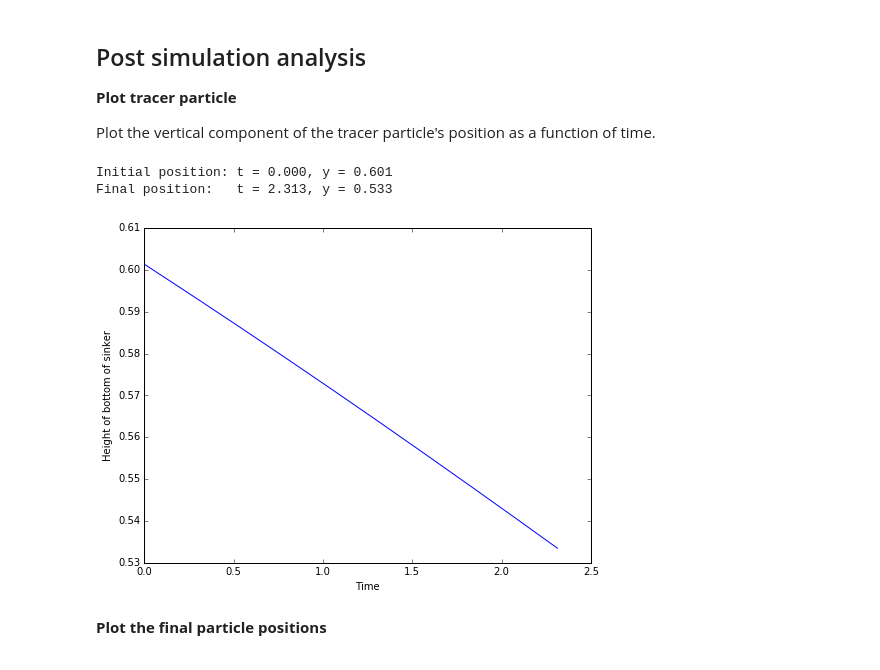
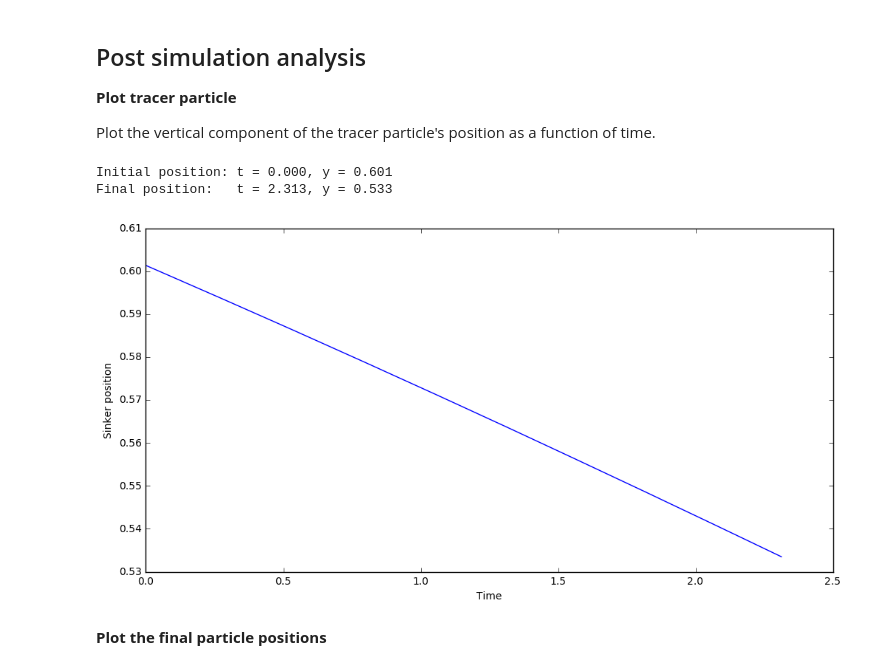
Before and after one commit to underworldcode/underworld2, a Jupyter notebook: docs/examples/1_05_StokesSinker.ipynb, the cells around one changed output. Cells and saved outputs as stored; diff of their text form; code cells hidden in the pictures.

```diff
--- a/docs/examples/1_05_StokesSinker.ipynb
+++ b/docs/examples/1_05_StokesSinker.ipynb
@@ -274,17 +271,21 @@ Plot the vertical component of the tracer particle's position as a function of t
 # %%
 if(uw.rank()==0):
     print('Initial position: t = {0:.3f}, y = {1:.3f}'.format(tSinker[0], ySinker[0]))
     print('Final position:   t = {0:.3f}, y = {1:.3f}'.format(tSinker[nsteps-1], ySinker[nsteps-1]))
 
-    pylab.rcParams[ 'figure.figsize'] = 8, 6
-    pyplot.plot(tSinker, ySinker)
-    pyplot.xlabel('Time')
-    pyplot.ylabel('Height of bottom of sinker')
-    pyplot.show()
+    uw.matplotlib_inline()
+    import matplotlib.pyplot as pyplot
+    fig = pyplot.figure()
+    fig.set_size_inches(12, 6)
+    ax = fig.add_subplot(1,1,1)
+    ax.plot(tSinker, ySinker)
+    ax.set_xlabel('Time')
+    ax.set_ylabel('Sinker position')
+    fig.show()
 # %% [output]
 Initial position: t = 0.000, y = 0.601
 Final position:   t = 2.313, y = 0.533
-[figure, old version]
+[figure, new version]
 # %% [markdown]
 **Plot the final particle positions**
 # %%
```
Also changed, not shown: parts of 1 cell of this notebook, 37 other files.
